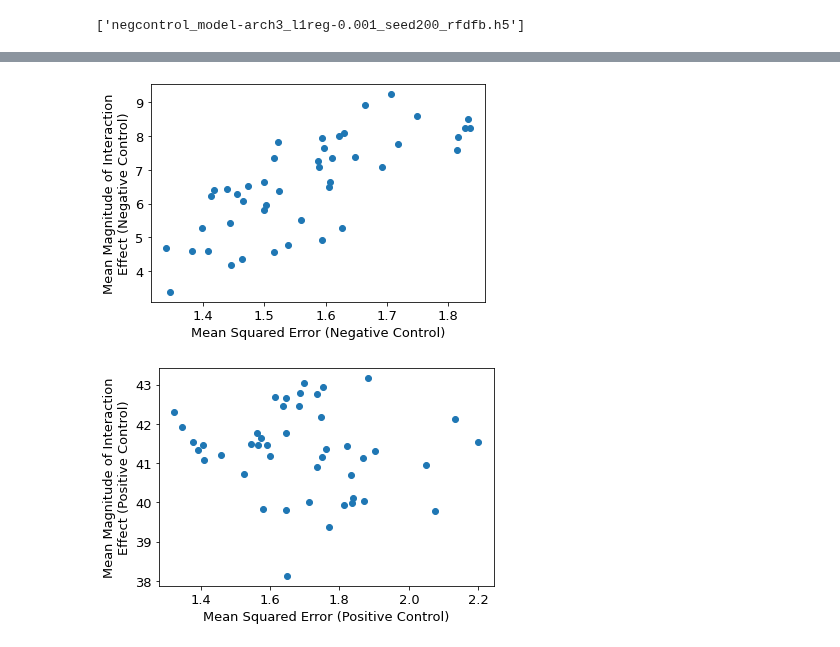
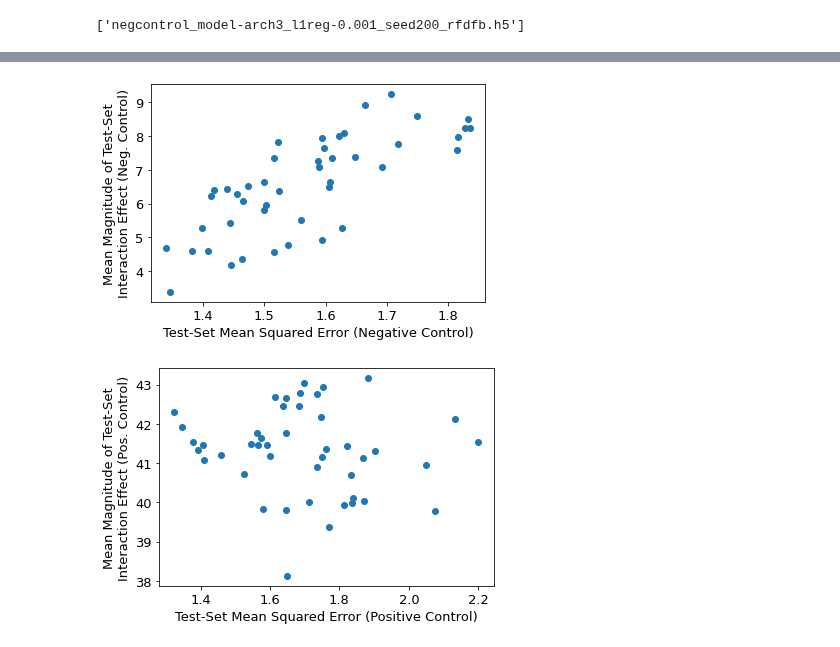
Before and after one commit to kundajelab/feature_interactions, a Jupyter notebook: EvaluateModelsGivenPredictionData.ipynb, the cells around one changed output, grey strips where cells are left out. Saved outputs shown, nothing was run; the diff lists cells and outputs as text; code cells hidden in the pictures.

```diff
--- a/EvaluateModelsGivenPredictionData.ipynb
+++ b/EvaluateModelsGivenPredictionData.ipynb
@@ -764,23 +774,23 @@ poscontrol_modelnam 100%[===================>]   3.45K  --.-KB/s    in 0s
 # %%
 plt.scatter([negcontrol_modelname_to_loss[modelname]
              for modelname in negcontrol_modelname_to_loss.keys()],
             [np.mean(np.abs(negcontrol_results[modelname]
                             .test_toanalyze_interactioneffectdata.inter_eff))
              for modelname in negcontrol_modelname_to_loss.keys()])
-plt.xlabel("Mean Squared Error (Negative Control)")
-plt.ylabel("Mean Magnitude of Interaction\nEffect (Negative Control)")
+plt.xlabel("Test-Set Mean Squared Error (Negative Control)")
+plt.ylabel("Mean Magnitude of Test-Set\nInteraction Effect (Neg. Control)")
 plt.show()
 
 plt.scatter([poscontrol_modelname_to_loss[modelname]
              for modelname in poscontrol_modelname_to_loss.keys()],
             [np.mean(np.abs(poscontrol_results[modelname]
                             .test_toanalyze_interactioneffectdata.inter_eff))
              for modelname in poscontrol_modelname_to_loss.keys()])
-plt.xlabel("Mean Squared Error (Positive Control)")
-plt.ylabel("Mean Magnitude of Interaction\nEffect (Positive Control)")
+plt.xlabel("Test-Set Mean Squared Error (Positive Control)")
+plt.ylabel("Mean Magnitude of Test-Set\nInteraction Effect (Pos. Control)")
 plt.show()
 # %% [output]
-[figure, old version]
+[figure, new version]
-[figure, old version]
+[figure, new version]
 # %%
 single_model_result.test_toanalyze_interactioneffectdata.inter_eff
```
Also changed, not shown: parts of 13 cells of this notebook.
